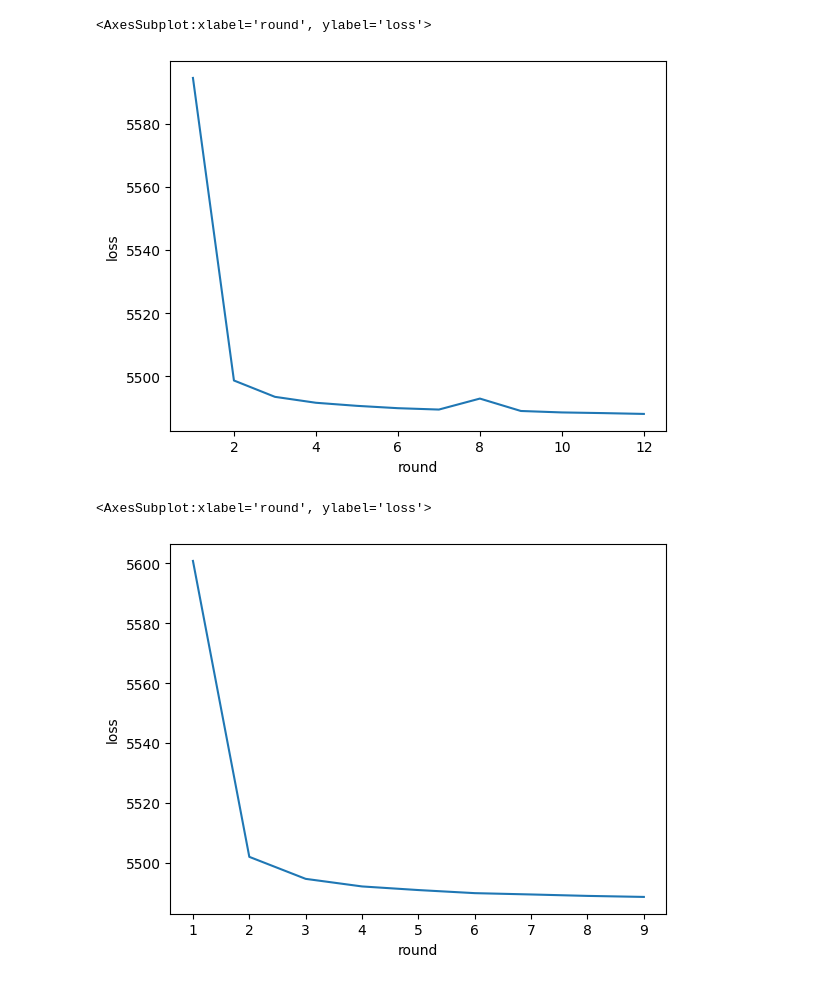
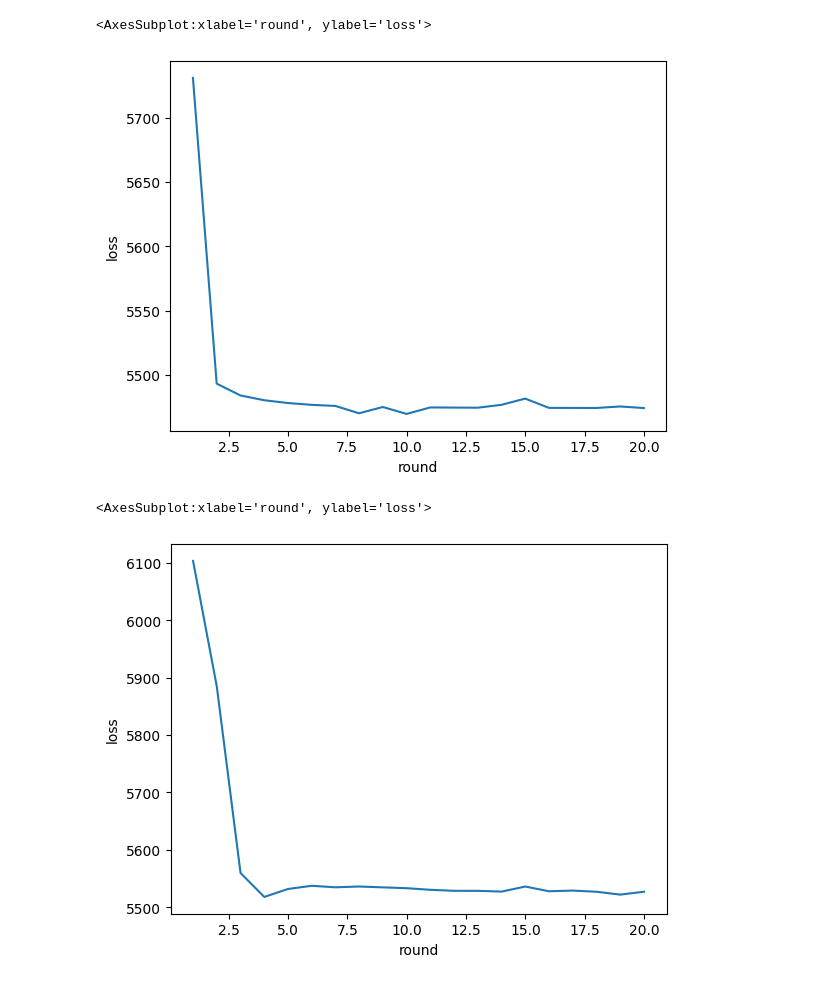
Before and after one commit to GabrielTalasso/Federated_IoT_Anomaly_Detection, a Jupyter notebook: analysis.ipynb, the cells around one changed output. Saved outputs shown, nothing was run; the diff lists cells and outputs as text; code cells hidden in the pictures.

```diff
--- a/analysis.ipynb
+++ b/analysis.ipynb
@@ -20,12 +20,12 @@ warnings.filterwarnings('ignore')
 # %%
-data = pd.read_csv('/home/gabrieltalasso/IoT_Anomaly_Detection/logs/SKAB/CNN/w_anomaly/loss.csv', names = ['cid', 'round', 'loss'])
+data = pd.read_csv('/home/gabrieltalasso/IoT_Anomaly_Detection/logs/SKAB/CNN/train/loss.csv', names = ['cid', 'round', 'loss'])
 sns.lineplot(data = data.groupby('round').mean(), x = 'round', y = 'loss')
 # %% [output]
 <AxesSubplot:xlabel='round', ylabel='loss'>
-[figure, old version]
+[figure, new version]
 # %%
-data = pd.read_csv('/home/gabrieltalasso/IoT_Anomaly_Detection/logs/SKAB/CNN/loss.csv', names = ['cid', 'round', 'loss'])
+data = pd.read_csv('/home/gabrieltalasso/IoT_Anomaly_Detection/logs/SKAB/CNN/evaluate/loss.csv', names = ['cid', 'round', 'loss'])
 sns.lineplot(data = data.groupby('round').mean(), x = 'round', y = 'loss')
 # %% [output]
 <AxesSubplot:xlabel='round', ylabel='loss'>
-[figure, old version]
+[figure, new version]
```
Also changed, not shown: parts of 1 cell of this notebook, 10 other files.
